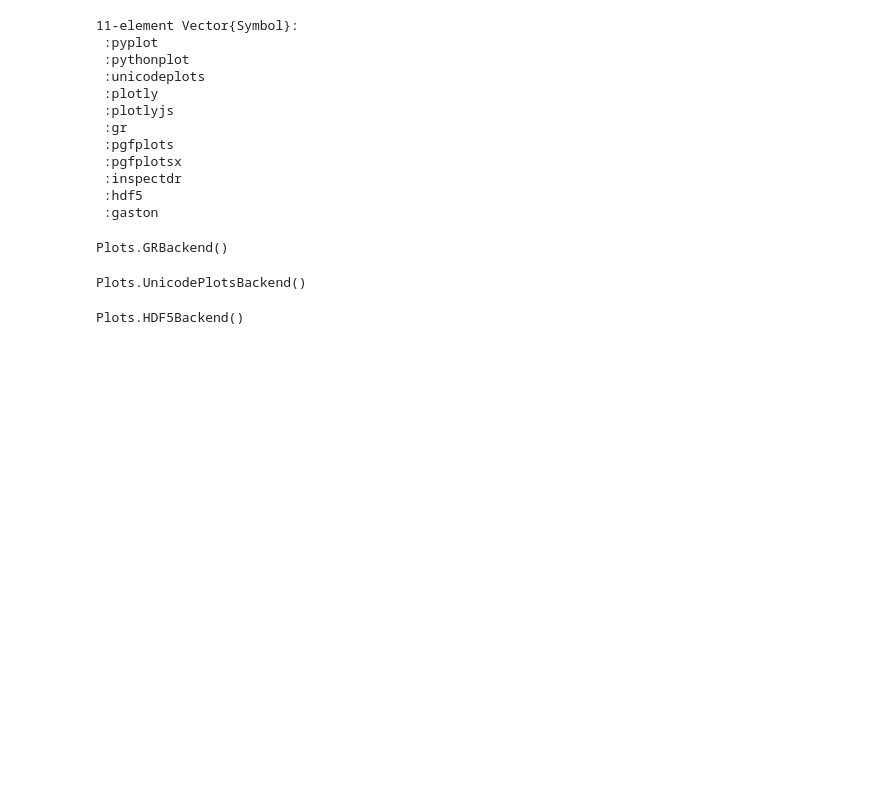
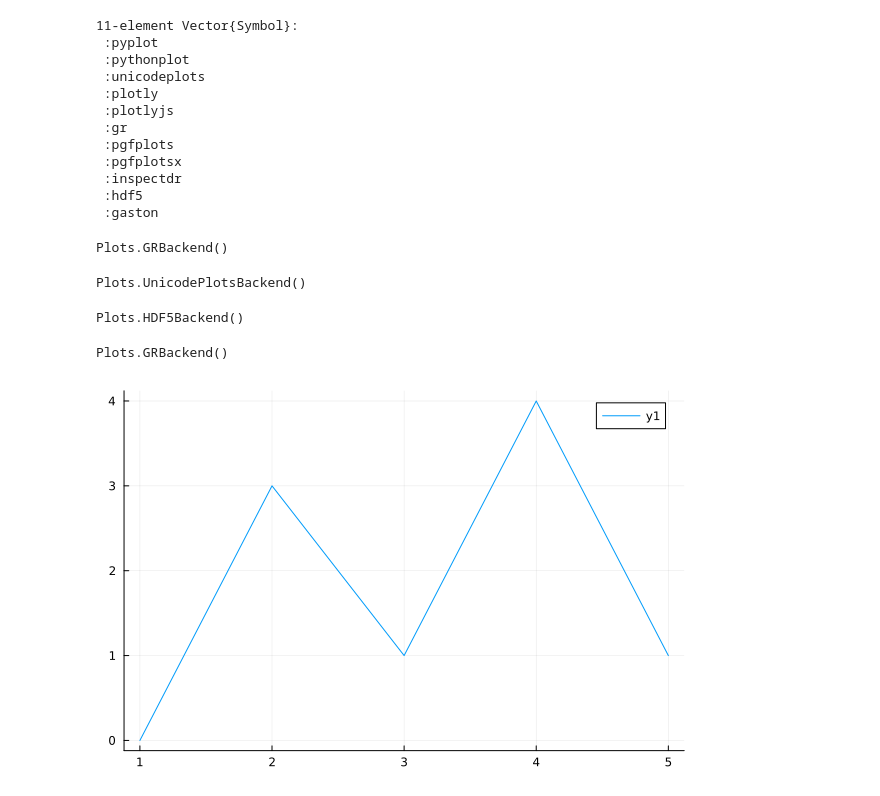
Before and after one commit to damiansp/julia, a Jupyter notebook: practical/04_plotting/plots.ipynb, the cells around one changed output. Cells and saved outputs as stored; diff of their text form; code cells hidden in the pictures; blank space fills up the shorter version.

Commit message:
plot++

```diff
--- a/practical/04_plotting/plots.ipynb
+++ b/practical/04_plotting/plots.ipynb
@@ -28,3 +28,11 @@ Plots.UnicodePlotsBackend()
 hdf5()
 # %% [output]
 Plots.HDF5Backend()
+# %%
+gr()
+# %% [output]
+Plots.GRBackend()
+# %%
+plot([0, 3, 1, 4, 1])
+# %% [output]
+[figure, added]
```
